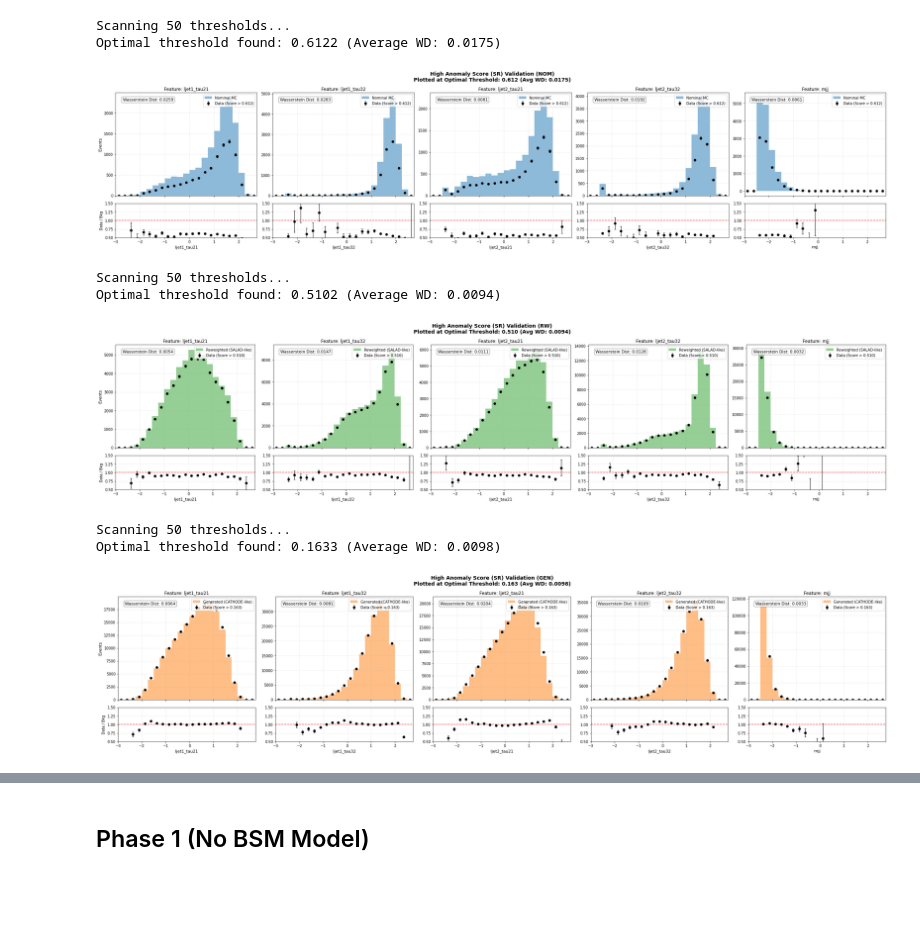
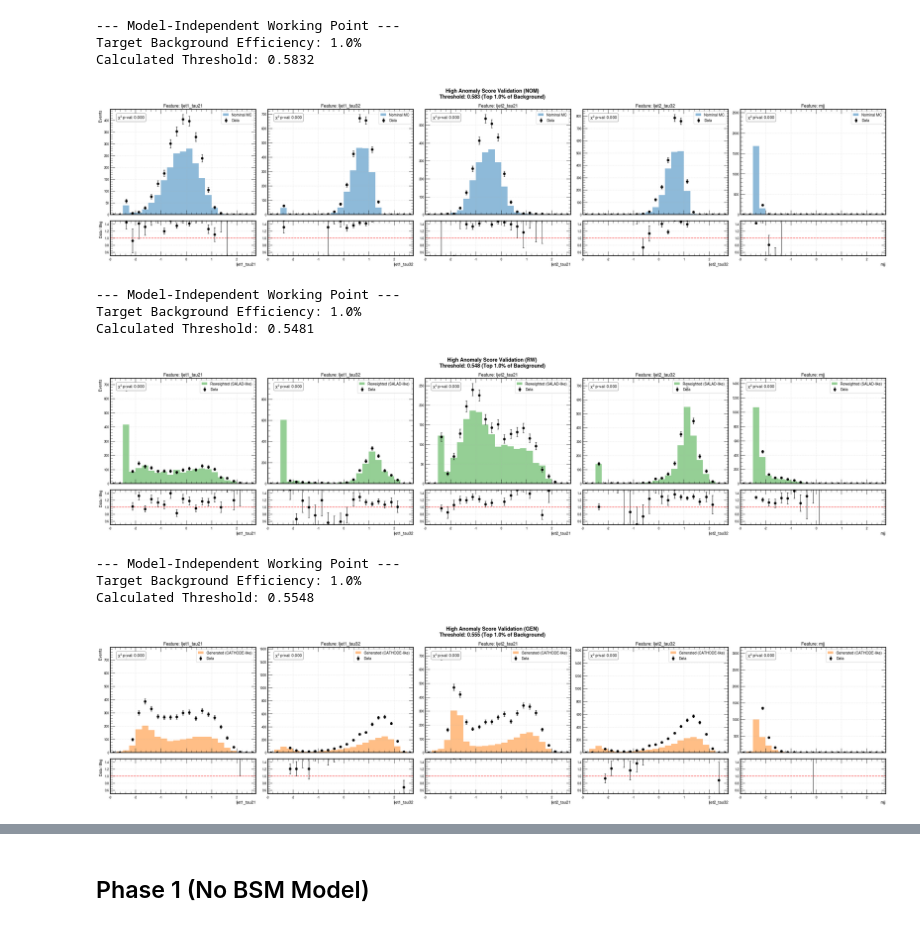
Before and after one commit to sherkaicode/Non-Resonant-AD, a Jupyter notebook: 5_NRAD_Anomaly_ver2.ipynb, the cells around one changed output, grey strips where cells are left out. Cells and saved outputs as stored; diff of their text form; code cells hidden in the pictures; blank space fills up the shorter version.

Commit message:
Presented at the Open Data Team

```diff
--- a/5_NRAD_Anomaly_ver2.ipynb
+++ b/5_NRAD_Anomaly_ver2.ipynb
@@ -292,4 +292,14 @@ for i in range(N_ENSEMBLE):
 
     gen_dfs.append(df)
 df_mc_gen = pd.concat(gen_dfs, ignore_index=True)
+# %%
+# Invert Scores
+df_data['score_vs_nominal'] = 1.0 - df_data['score_vs_nominal']
+df_data['score_vs_reweighted'] = 1.0 - df_data['score_vs_reweighted']
+df_data['score_vs_generate'] = 1.0 - df_data['score_vs_generate']
+
+df_mc_rw['score_vs_data'] = 1.0 - df_mc_rw['score_vs_data']
+df_mc_rw['score_vs_reweighted_data'] = 1.0 - df_mc_rw['score_vs_reweighted_data']
+
+df_mc_gen['score_vs_data'] = 1.0 - df_mc_gen['score_vs_data']
 # %%
@@ -795,19 +682,24 @@ def plot_sr_closure(df_data, df_bkg, bkg_type, features):
     return best_threshold
 # %%
 # for feat in features_vars:
-nom_cut = plot_sr_closure(df_data, df_mc_rw, bkg_type="NOM", features=features_vars)
-rw_cut = plot_sr_closure(df_data, df_mc_rw, bkg_type="RW", features=features_vars)
-gen_cut = plot_sr_closure(df_data, df_mc_gen, bkg_type="GEN", features=features_vars)
+bkg_efficiency = 0.01  # 5% background efficiency
+
+nom_cut = plot_sr_closure(df_data, df_mc_rw, bkg_type="NOM", features=features_vars, target_bkg_eff=bkg_efficiency)
+rw_cut = plot_sr_closure(df_data, df_mc_rw, bkg_type="RW", features=features_vars, target_bkg_eff=bkg_efficiency)
+gen_cut = plot_sr_closure(df_data, df_mc_gen, bkg_type="GEN", features=features_vars, target_bkg_eff=bkg_efficiency)
 # %% [output]
-Scanning 50 thresholds...
-Optimal threshold found: 0.6122 (Average WD: 0.0175)
+--- Model-Independent Working Point ---
+Target Background Efficiency: 1.0%
+Calculated Threshold: 0.5832
-[figure, old version]
+[figure, new version]
-Scanning 50 thresholds...
-Optimal threshold found: 0.5102 (Average WD: 0.0094)
+--- Model-Independent Working Point ---
+Target Background Efficiency: 1.0%
+Calculated Threshold: 0.5481
-[figure, old version]
+[figure, new version]
-Scanning 50 thresholds...
-Optimal threshold found: 0.1633 (Average WD: 0.0098)
+--- Model-Independent Working Point ---
+Target Background Efficiency: 1.0%
+Calculated Threshold: 0.5548
-[figure, old version]
+[figure, new version]
 # %%
 def optimize_cut_threshold(df_sig_dict, df_bkg, bkg_type, sig_modes, thres_max):
     """
```
Also changed, not shown: parts of 17 cells of this notebook, 5 other files.
